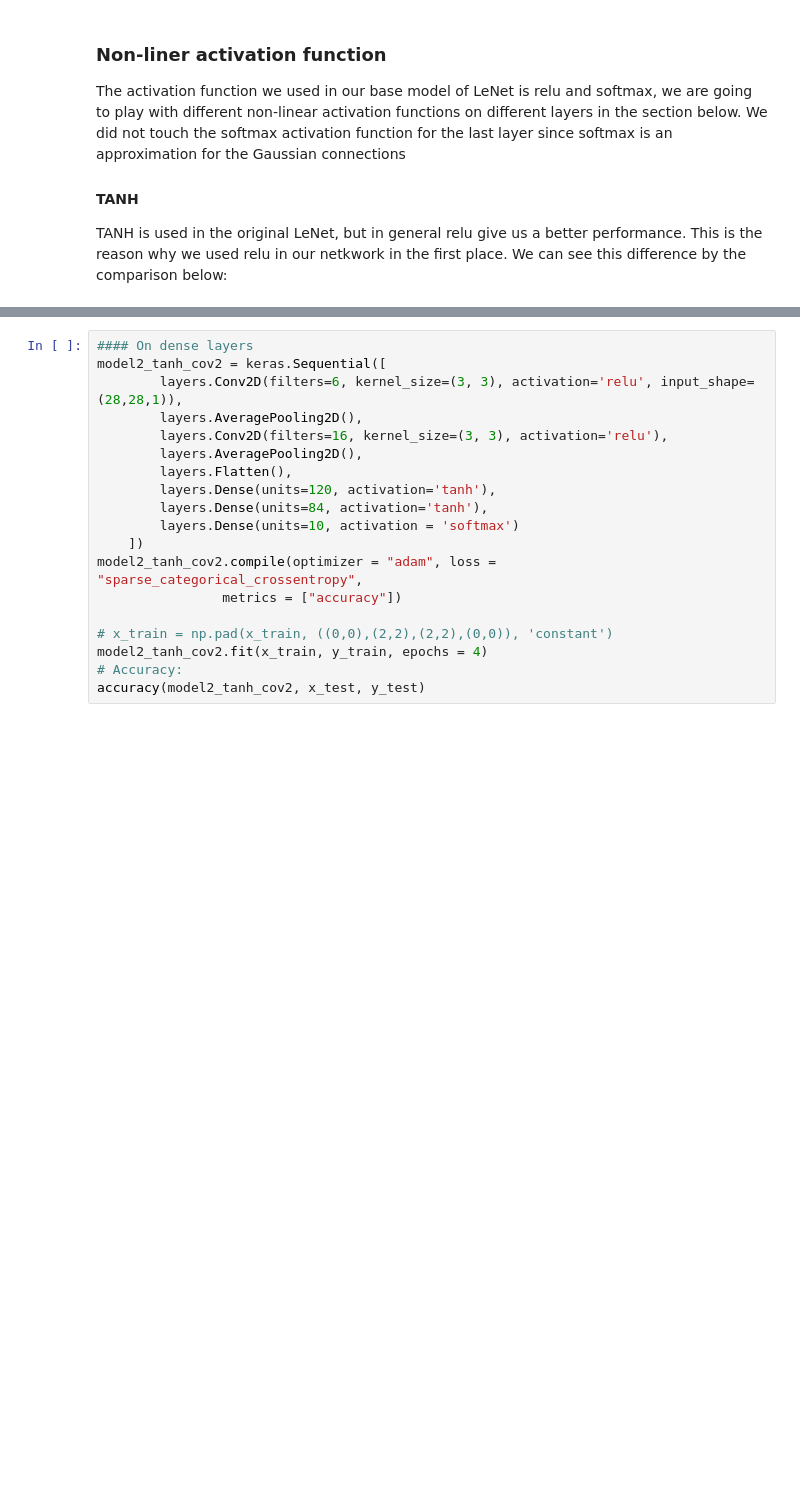
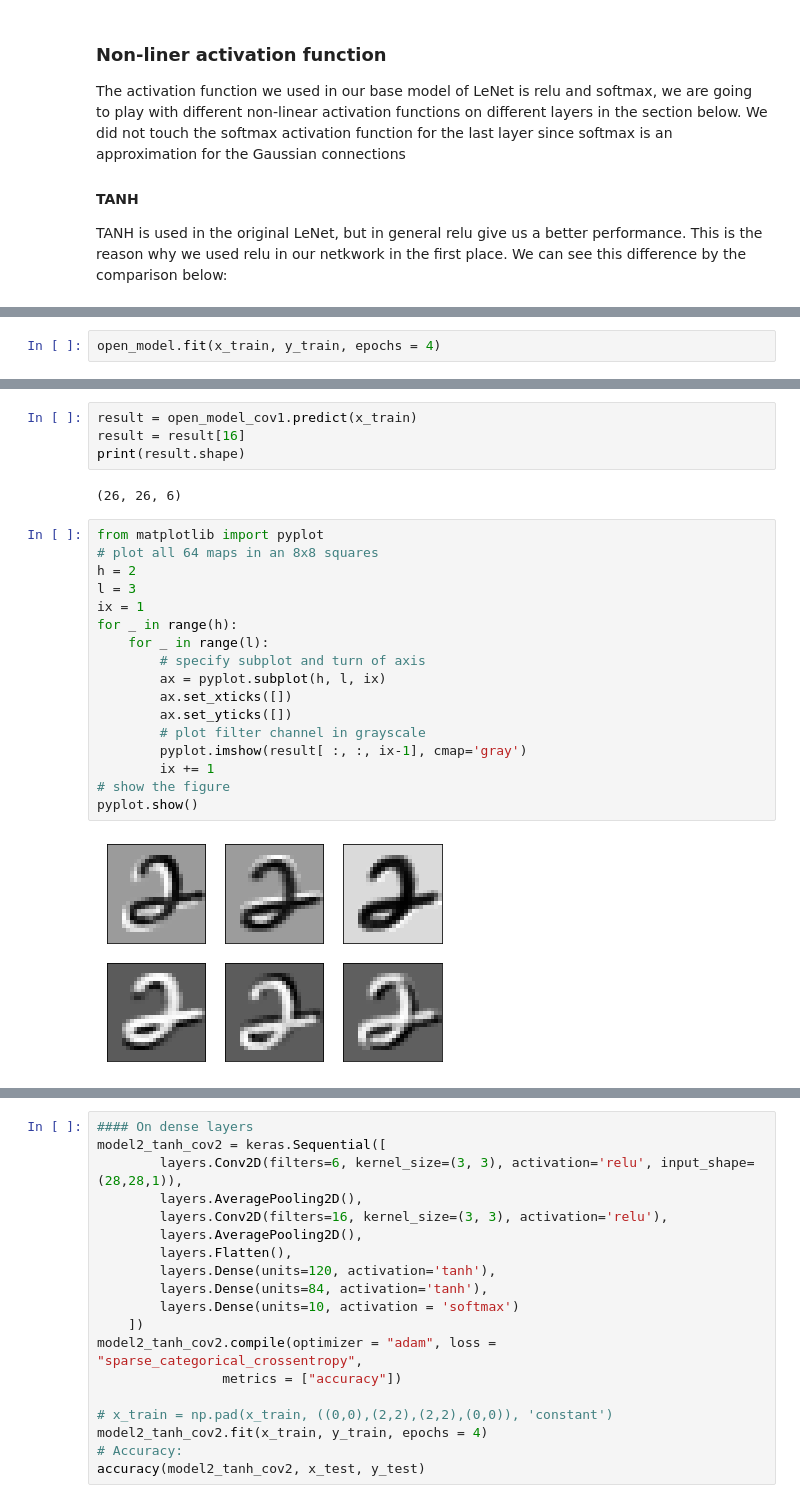
Before and after one commit to Adrieennn/CNN, a Jupyter notebook: NN.ipynb, the cells around one changed output, grey strips where cells are left out. Cells and saved outputs as stored; diff of their text form; blank space fills up the shorter version.

```diff
--- a/NN.ipynb
+++ b/NN.ipynb
@@ -798,0 +901,2 @@ test loss is : 0.05662589471100364 - test accuracy is : 0.9811999797821045
+# %%
+open_model.fit(x_train, y_train, epochs = 4)
@@ -798,0 +914,25 @@ test loss is : 0.05662589471100364 - test accuracy is : 0.9811999797821045
+# %%
+result = open_model_cov1.predict(x_train)
+result = result[16]
+print(result.shape)
+# %% [output]
+(26, 26, 6)
+# %%
+from matplotlib import pyplot
+# plot all 64 maps in an 8x8 squares
+h = 2
+l = 3
+ix = 1
+for _ in range(h):
+	for _ in range(l):
+		# specify subplot and turn of axis
+		ax = pyplot.subplot(h, l, ix)
+		ax.set_xticks([])
+		ax.set_yticks([])
+		# plot filter channel in grayscale
+		pyplot.imshow(result[ :, :, ix-1], cmap='gray')
+		ix += 1
+# show the figure
+pyplot.show()
+# %% [output]
+[figure, added]
```
Also changed, not shown: parts of 16 cells of this notebook.
